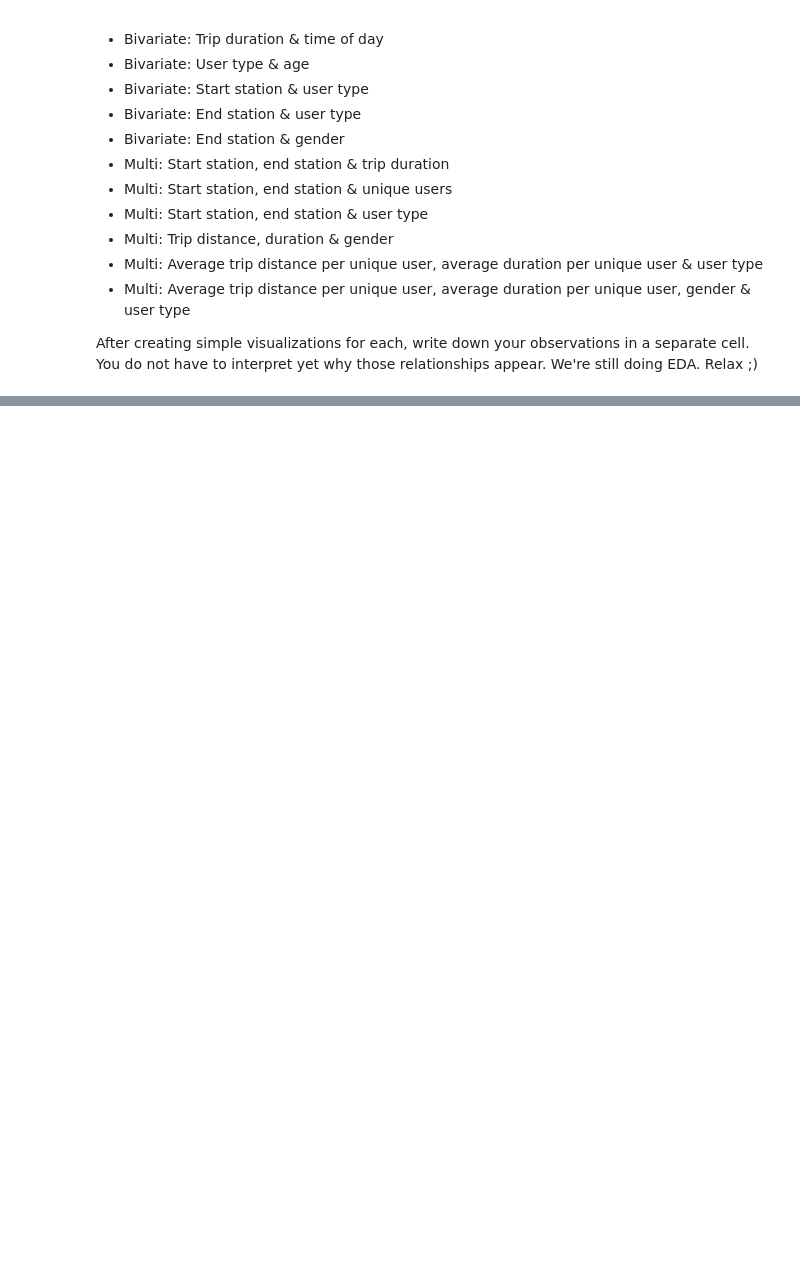
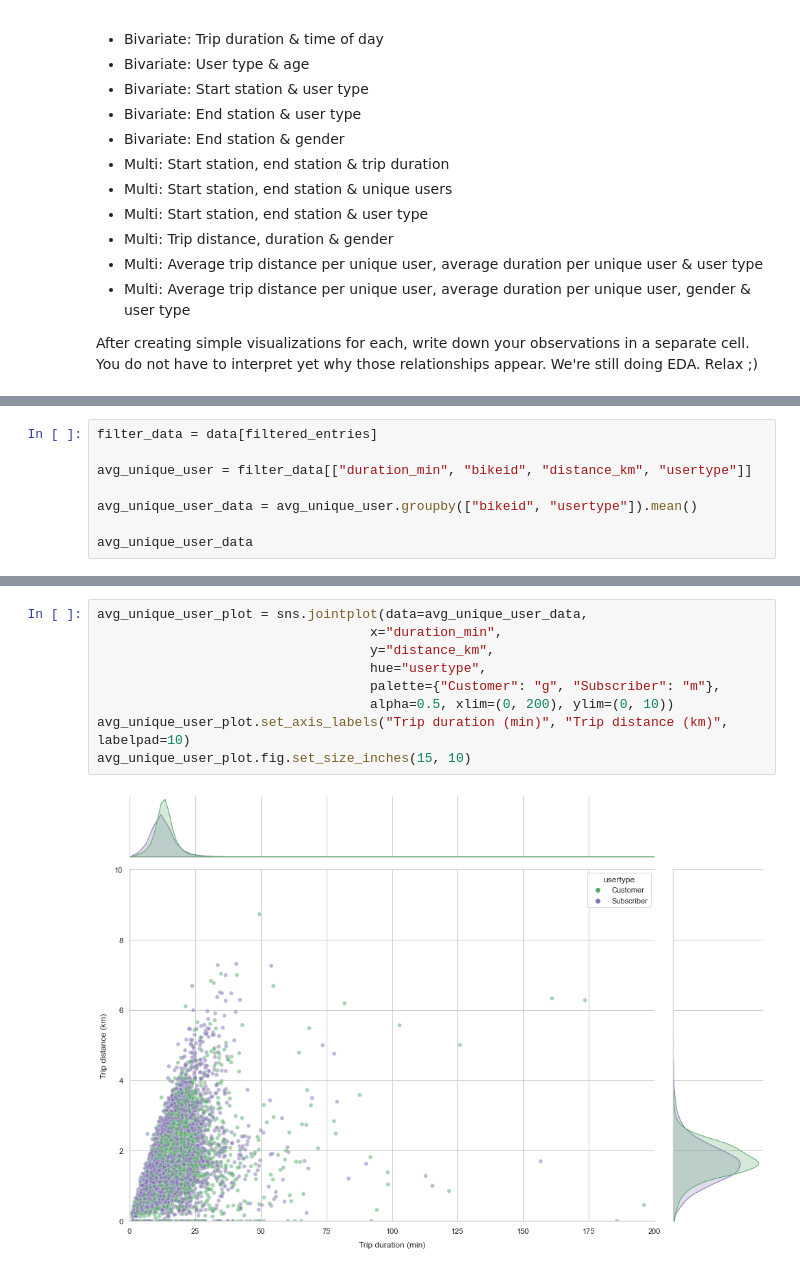
Before and after one commit to lexcyman/datasci-eda, a Jupyter notebook: EDA-exercise.ipynb, the cells around one changed output, grey strips where cells are left out. Drawn from its saved outputs; the diff is of its cells as text; blank space fills up the shorter version.

```diff
--- a/EDA-exercise.ipynb
+++ b/EDA-exercise.ipynb
@@ -419,0 +605,8 @@ Observations here
+# %%
+filter_data = data[filtered_entries]
+
+avg_unique_user = filter_data[["duration_min", "bikeid", "distance_km", "usertype"]]
+
+avg_unique_user_data = avg_unique_user.groupby(["bikeid", "usertype"]).mean()
+
+avg_unique_user_data
@@ -419,0 +628,11 @@ Observations here
+# %%
+avg_unique_user_plot = sns.jointplot(data=avg_unique_user_data,
+                                   x="duration_min",
+                                   y="distance_km",
+                                   hue="usertype",
+                                   palette={"Customer": "g", "Subscriber": "m"},
+                                   alpha=0.5, xlim=(0, 200), ylim=(0, 10))
+avg_unique_user_plot.set_axis_labels("Trip duration (min)", "Trip distance (km)", labelpad=10)
+avg_unique_user_plot.fig.set_size_inches(15, 10)
+# %% [output]
+[figure, added]
```
Also changed, not shown: parts of 42 cells of this notebook.
